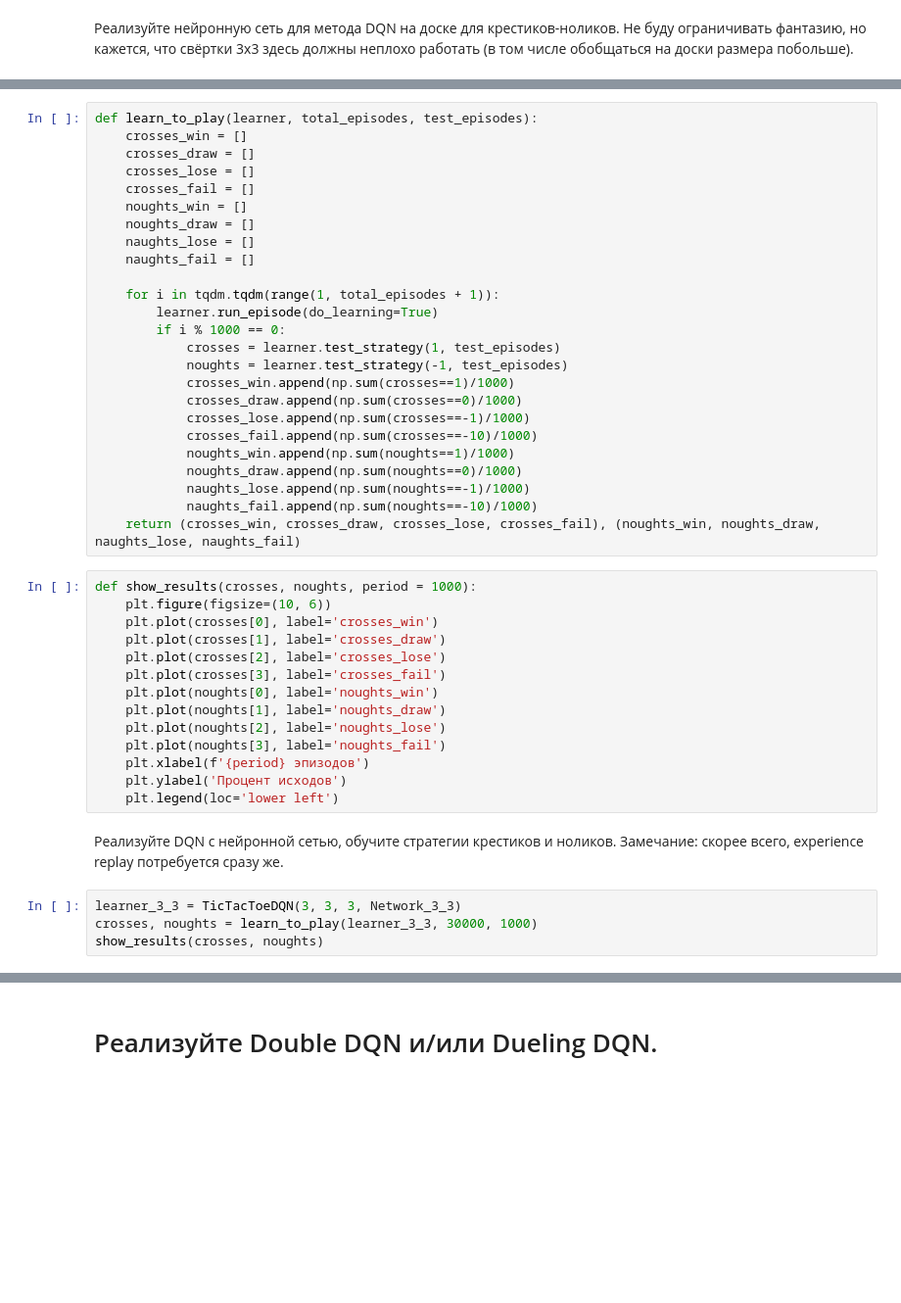
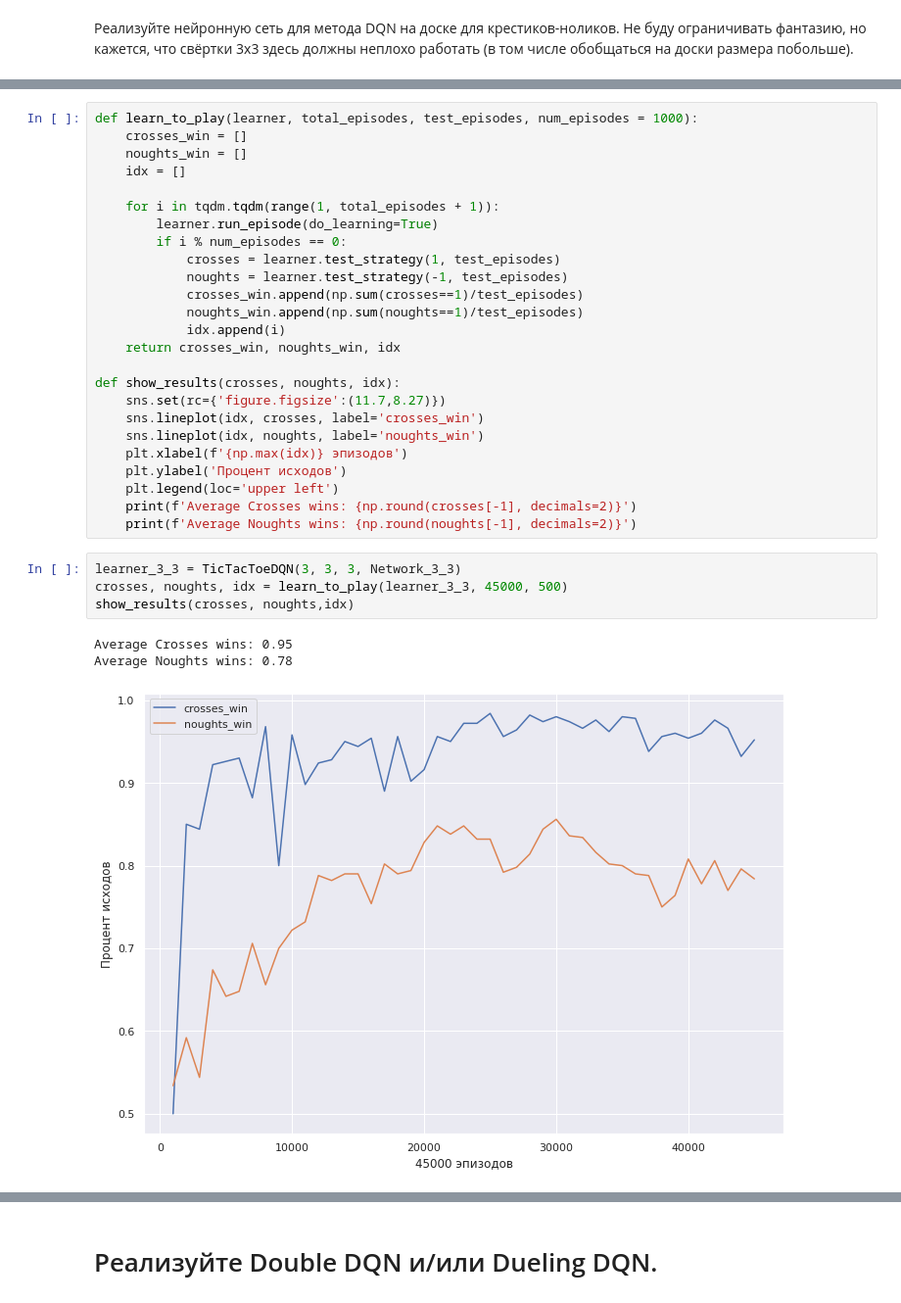
Before and after one commit to AntonStasenok/RL, a Jupyter notebook: RL_HomeWork2.ipynb, the cells around one changed output, grey strips where cells are left out. Shown: that part at 98% size. Saved outputs shown, nothing was run; the diff lists cells and outputs as text; blank space fills up the shorter version.

```diff
--- a/RL_HomeWork2.ipynb
+++ b/RL_HomeWork2.ipynb
@@ -545,48 +526,36 @@ class TicTacToeDQN():
                 if cur_turn == player:
                     rewards.append(reward)
         return np.array(rewards)
-# %%
-def learn_to_play(learner, total_episodes, test_episodes):
-    crosses_win = []
-    crosses_draw = []
-    crosses_lose = []
-    crosses_fail = []
-    noughts_win = []
-    noughts_draw = []
-    naughts_lose = []
-    naughts_fail = []
-
-    for i in tqdm.tqdm(range(1, total_episodes + 1)):
-        learner.run_episode(do_learning=True)
-        if i % 1000 == 0:
-            crosses = learner.test_strategy(1, test_episodes)
-            noughts = learner.test_strategy(-1, test_episodes)
-            crosses_win.append(np.sum(crosses==1)/1000)
-            crosses_draw.append(np.sum(crosses==0)/1000)
-            crosses_lose.append(np.sum(crosses==-1)/1000)
-            crosses_fail.append(np.sum(crosses==-10)/1000)
-            noughts_win.append(np.sum(noughts==1)/1000)
-            noughts_draw.append(np.sum(noughts==0)/1000)
-            naughts_lose.append(np.sum(noughts==-1)/1000)
-            naughts_fail.append(np.sum(noughts==-10)/1000)
-    return (crosses_win, crosses_draw, crosses_lose, crosses_fail), (noughts_win, noughts_draw, naughts_lose, naughts_fail)
-# %%
-def show_results(crosses, noughts, period = 1000):
-    plt.figure(figsize=(10, 6))
-    plt.plot(crosses[0], label='crosses_win')
-    plt.plot(crosses[1], label='crosses_draw')
-    plt.plot(crosses[2], label='crosses_lose')
-    plt.plot(crosses[3], label='crosses_fail')
-    plt.plot(noughts[0], label='noughts_win')
-    plt.plot(noughts[1], label='noughts_draw')
-    plt.plot(noughts[2], label='noughts_lose')
-    plt.plot(noughts[3], label='noughts_fail')
-    plt.xlabel(f'{period} эпизодов')
-    plt.ylabel('Процент исходов')
-    plt.legend(loc='lower left')
-# %% [markdown]
-Реализуйте DQN с нейронной сетью, обучите стратегии крестиков и ноликов. Замечание: скорее всего, experience replay потребуется сразу же.
+# %%
+def learn_to_play(learner, total_episodes, test_episodes, num_episodes = 1000):
+    crosses_win = []
+    noughts_win = []
+    idx = []
+
+    for i in tqdm.tqdm(range(1, total_episodes + 1)):
+        learner.run_episode(do_learning=True)
+        if i % num_episodes == 0:
+            crosses = learner.test_strategy(1, test_episodes)
+            noughts = learner.test_strategy(-1, test_episodes)
+            crosses_win.append(np.sum(crosses==1)/test_episodes)
+            noughts_win.append(np.sum(noughts==1)/test_episodes)
+            idx.append(i)
+    return crosses_win, noughts_win, idx
+
+def show_results(crosses, noughts, idx):
+    sns.set(rc={'figure.figsize':(11.7,8.27)})
+    sns.lineplot(idx, crosses, label='crosses_win')
+    sns.lineplot(idx, noughts, label='noughts_win')
+    plt.xlabel(f'{np.max(idx)} эпизодов')
+    plt.ylabel('Процент исходов')
+    plt.legend(loc='upper left')
+    print(f'Average Crosses wins: {np.round(crosses[-1], decimals=2)}')
+    print(f'Average Noughts wins: {np.round(noughts[-1], decimals=2)}')
 # %%
 learner_3_3 = TicTacToeDQN(3, 3, 3, Network_3_3)
-crosses, noughts = learn_to_play(learner_3_3, 30000, 1000)
-show_results(crosses, noughts)
+crosses, noughts, idx = learn_to_play(learner_3_3, 45000, 500)
+show_results(crosses, noughts,idx)
+# %% [output]
+Average Crosses wins: 0.95
+Average Noughts wins: 0.78
+[figure, added]
```
Also changed, not shown: parts of 13 cells of this notebook.
